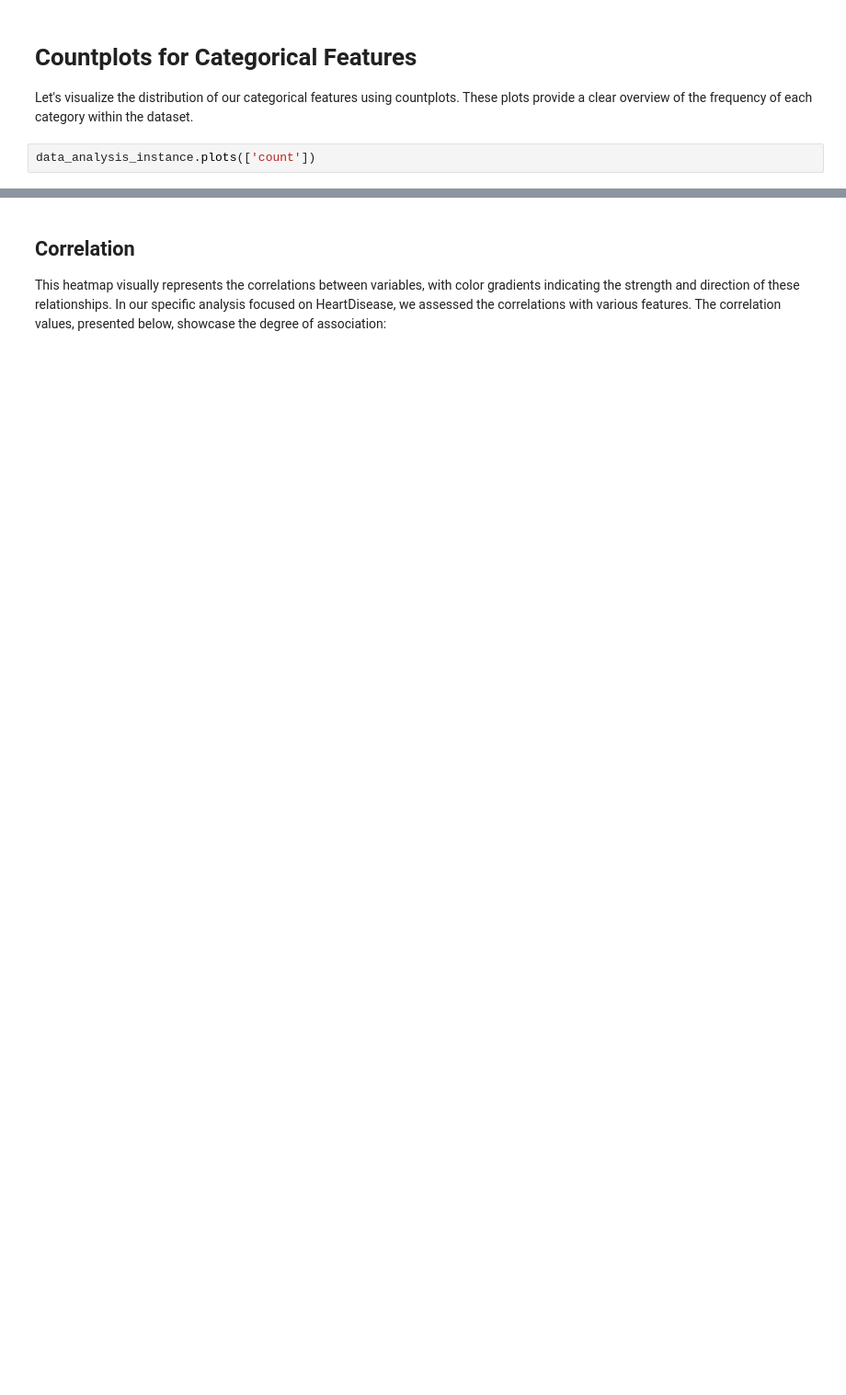
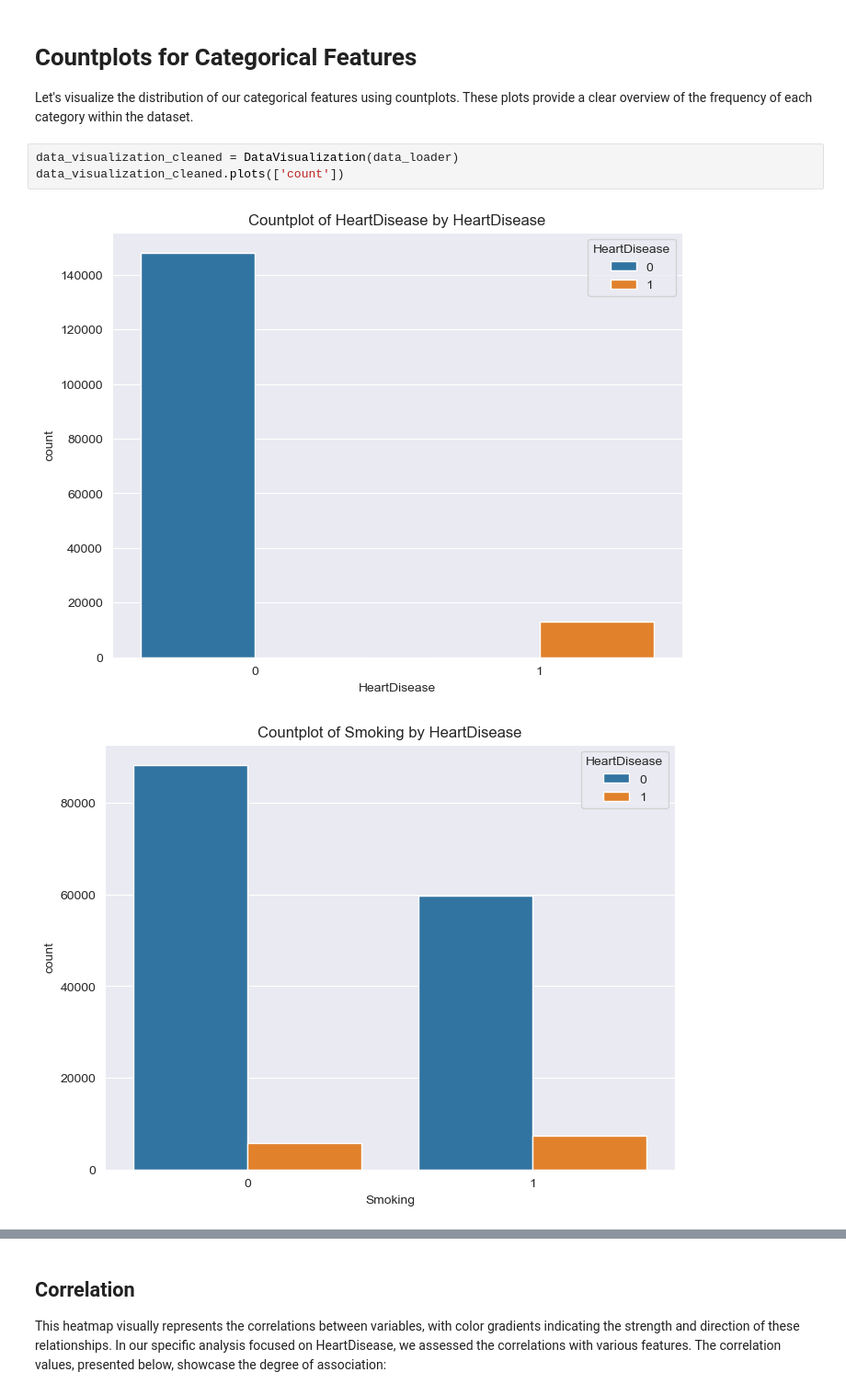
Before and after one commit to fonsi16/Data-Science-Project, a Jupyter notebook: projeto/notebooks/data_exploration_preprocessing_notebook.ipynb, the cells around one changed output, grey strips where cells are left out. Shown at 92% size. Saved outputs shown, nothing was run; the diff lists cells and outputs as text; blank space fills up the shorter version.

```diff
--- a/projeto/notebooks/data_exploration_preprocessing_notebook.ipynb
+++ b/projeto/notebooks/data_exploration_preprocessing_notebook.ipynb
@@ -808,4 +827,8 @@ NameError: name 'data_analysis_instance' is not defined
 
 Let's visualize the distribution of our categorical features using countplots. These plots provide a clear overview of the frequency of each category within the dataset.
 # %%
-data_analysis_instance.plots(['count'])
+data_visualization_cleaned = DataVisualization(data_loader)
+data_visualization_cleaned.plots(['count'])
+# %% [output]
+[figure, added]
+[figure, added]
```
Also changed, not shown: parts of 8 cells of this notebook, 1 other file.
